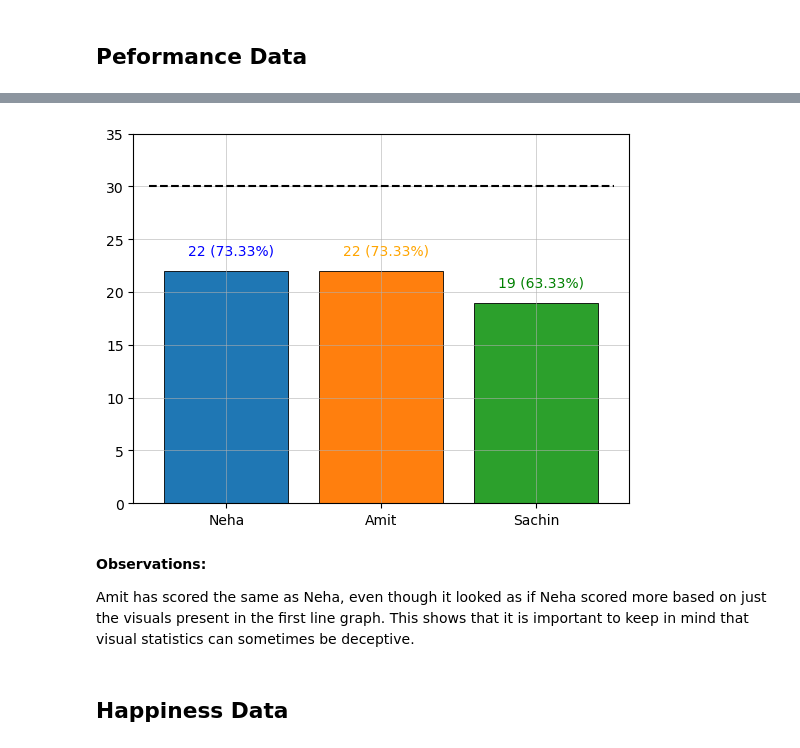
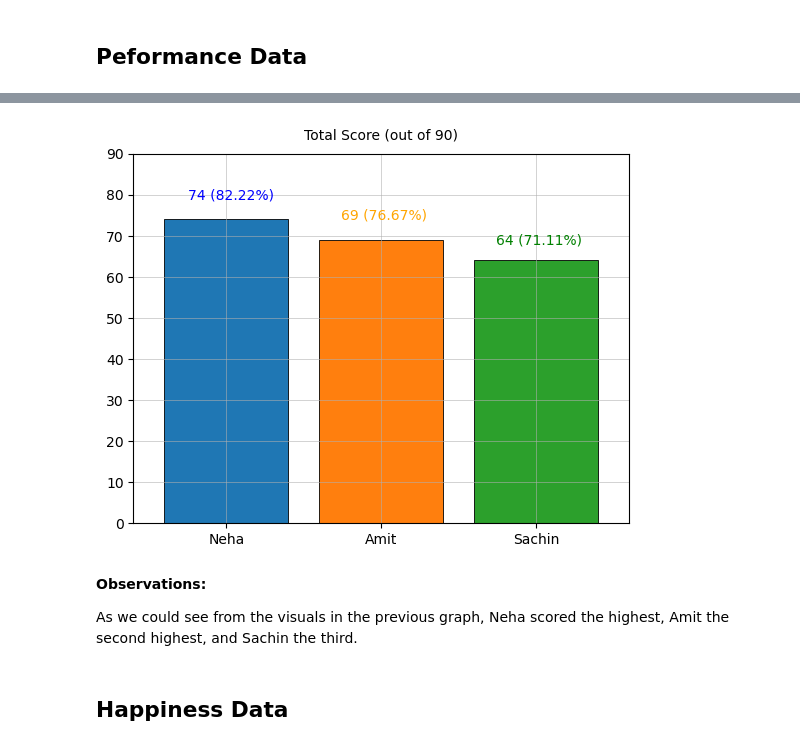
Before and after one commit to You-sha/DT-Fellowship-Selection, a Jupyter notebook: Data Visualization.ipynb, the cells around one changed output, grey strips where cells are left out. Cells and saved outputs as stored; diff of their text form; code cells hidden in the pictures.

```diff
--- a/Data Visualization.ipynb
+++ b/Data Visualization.ipynb
@@ -34,29 +37,29 @@ Another interesting thing is that Neha seems to generally be good at problem sol
 
 Both Sachin and Neha have performed well with the bottleneck in the 3rd week. As only Sachin has suffered, it might have been due to personal reasons, or maybe skillset disparity once more. But this is just speculation at this point.
 # %%
-neha_bottleneck = perf_df.loc['Neha', 'w1_bottleneck'] + perf_df.loc['Neha', 'w2_bottleneck'] + perf_df.loc['Neha', 'w3_bottleneck']
-amit_bottleneck = perf_df.loc['Amit', 'w1_bottleneck'] + perf_df.loc['Amit', 'w2_bottleneck'] + perf_df.loc['Amit', 'w3_bottleneck']
-sachin_bottleneck = perf_df.loc['Sachin', 'w1_bottleneck'] + perf_df.loc['Sachin', 'w2_bottleneck'] + perf_df.loc['Sachin', 'w3_bottleneck']
+neha = perf_df.T.Neha.sum()
+amit = perf_df.T.Amit.sum()
+sachin = perf_df.T.Sachin.sum()
 
 plt.grid(linewidth=0.4)
-plt.bar('Neha', neha_bottleneck, edgecolor='black', linewidth=0.6)
-plt.bar('Amit', amit_bottleneck, edgecolor='black', linewidth=0.6)
-plt.bar('Sachin', sachin_bottleneck, edgecolor='black', linewidth=0.6)
-plt.ylim(0, 35)
+plt.bar('Neha', neha, edgecolor='black', linewidth=0.6)
+plt.bar('Amit', amit, edgecolor='black', linewidth=0.6)
+plt.bar('Sachin', sachin, edgecolor='black', linewidth=0.6)
+plt.ylim(0, 90)
 
-plt.text(-.25, 23.5, f'22 ({str(round(22*100/30, 2))}%)', color='blue')
-plt.text(.75, 23.5, f'22 ({str(round(22*100/30, 2))}%)', color='orange')
-plt.text(1.75, 20.5, f'19 ({str(round(19*100/30, 2))}%)', color='green')
+plt.text(-.25, 79, f'74 ({round(74*100/90, 2)}%)', color='blue')
+plt.text(.74, 74, f'69 ({round(69*100/90, 2)}%)', color='orange')
+plt.text(1.74, 68, f'64 ({round(64*100/90, 2)}%)', color='green')
 
-plt.hlines(y=30, xmin=-.5, xmax=2.5, linestyle='--', color='black')
+plt.title('Total Score (out of 90)', font='sans serif', pad=10)
 plt.xlim(-.6, 2.6)
 plt.show()
 # %% [output]
-[figure, old version]
+[figure, new version]
 # %% [markdown]
 **Observations:**
 
-Amit has scored the same as Neha, even though it looked as if Neha scored more based on just the visuals present in the first line graph. This shows that it is important to keep in mind that visual statistics can sometimes be deceptive.
+As we could see from the visuals in the previous graph, Neha scored the highest, Amit the second highest, and Sachin the third.
 # %% [markdown]
 ## Happiness Data
 # %%
```
Also changed, not shown: parts of 15 cells of this notebook.
